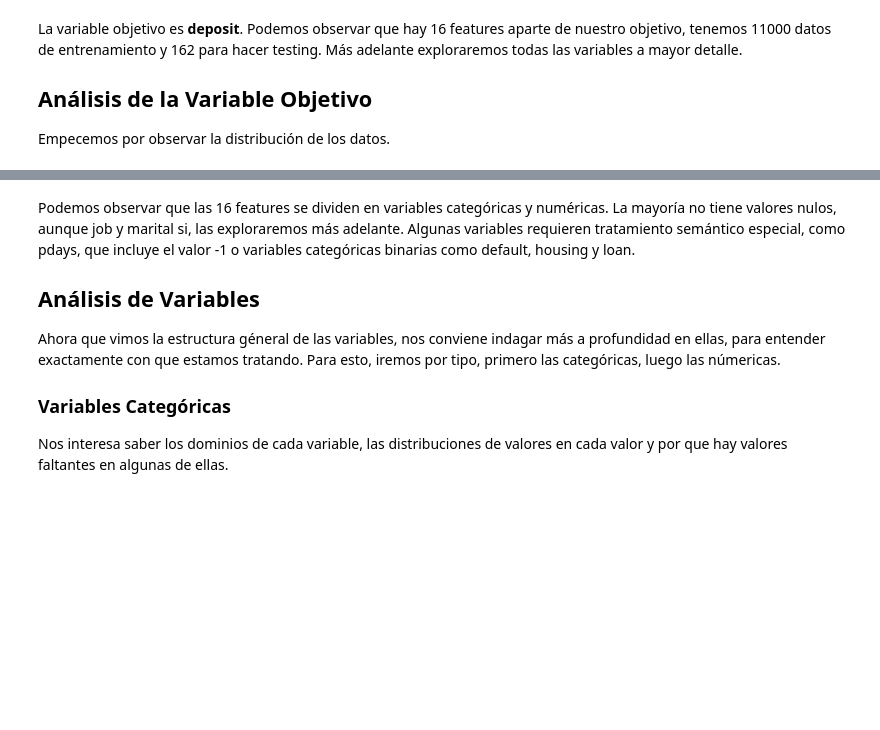
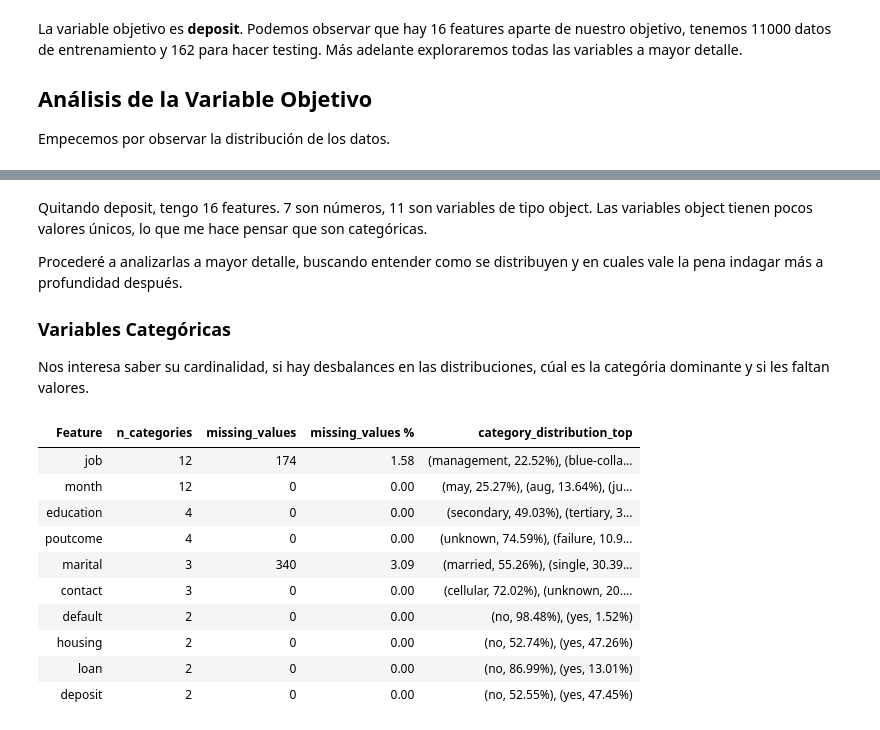
Before and after one commit to mathiasaiva/AA_primera_practica, a Jupyter notebook: notebooks/01_EDA_and_modeling.ipynb, the cells around one changed output, grey strips where cells are left out. Cells and saved outputs as stored; diff of their text form; code cells hidden in the pictures; blank space fills up the shorter version.

```diff
--- a/notebooks/01_EDA_and_modeling.ipynb
+++ b/notebooks/01_EDA_and_modeling.ipynb
@@ -136,10 +148,44 @@ display(type_summary)
 # %% [markdown]
-Podemos observar que las 16 features se dividen en variables categóricas y numéricas. La mayoría no tiene valores nulos, aunque job y marital si, las exploraremos más adelante. Algunas variables requieren tratamiento semántico especial, como pdays, que incluye el valor -1 o variables categóricas binarias como default, housing y loan.
+Quitando deposit, tengo 16 features. 7 son números, 11 son variables de tipo object. Las variables object tienen pocos valores únicos, lo que me hace pensar que son categóricas.
 
-## Análisis de Variables
+Procederé a analizarlas a mayor detalle, buscando entender como se distribuyen y en cuales vale la pena indagar más a profundidad después.
 
-Ahora que vimos la estructura géneral de las variables, nos conviene indagar más a profundidad en ellas, para entender exactamente con que estamos tratando. Para esto, iremos por tipo, primero las categóricas, luego las númericas.
 
 ### Variables Categóricas
 
-Nos interesa saber los dominios de cada variable, las distribuciones de valores en cada valor y por que hay valores faltantes en algunas de ellas.
+Nos interesa saber su cardinalidad, si hay desbalances en las distribuciones, cúal es la categória dominante y si les faltan valores.
+# %%
+cat = df_train.select_dtypes(include="object")
+
+rows = []
+
+for col in cat.columns:
+    freq = (cat[col].value_counts(dropna=False, normalize=True) * 100).round(2)
+    categories = ["NaN" if pd.isna(x) else x for x in freq.index]
+    dist = [f"({catg}, {pct}%)" for catg, pct in zip(categories, freq.tolist())]
+
+    rows.append(", ".join(dist))
+
+summary = pd.DataFrame({
+    "Feature": cat.columns,
+    "n_categories": cat.nunique(dropna=True).tolist(),
+    "missing_values": cat.isnull().sum().tolist(),
+    "missing_values %": (cat.isnull().mean() * 100).round(2).values,
+    "category_distribution_top": rows,
+})
+
+summary = summary.sort_values("n_categories", ascending=False)
+
+show_df(summary)
+# %% [output]
+| Feature | n_categories | missing_values | missing_values % | category_distribution_top |
+| job | 12 | 174 | 1.58 | (management, 22.52%), (blue-colla... |
+| month | 12 | 0 | 0.00 | (may, 25.27%), (aug, 13.64%), (ju... |
+| education | 4 | 0 | 0.00 | (secondary, 49.03%), (tertiary, 3... |
+| poutcome | 4 | 0 | 0.00 | (unknown, 74.59%), (failure, 10.9... |
+| marital | 3 | 340 | 3.09 | (married, 55.26%), (single, 30.39... |
+| contact | 3 | 0 | 0.00 | (cellular, 72.02%), (unknown, 20.... |
+| default | 2 | 0 | 0.00 | (no, 98.48%), (yes, 1.52%) |
+| housing | 2 | 0 | 0.00 | (no, 52.74%), (yes, 47.26%) |
+| loan | 2 | 0 | 0.00 | (no, 86.99%), (yes, 13.01%) |
+| deposit | 2 | 0 | 0.00 | (no, 52.55%), (yes, 47.45%) |
```
Also changed, not shown: parts of 7 cells of this notebook.
